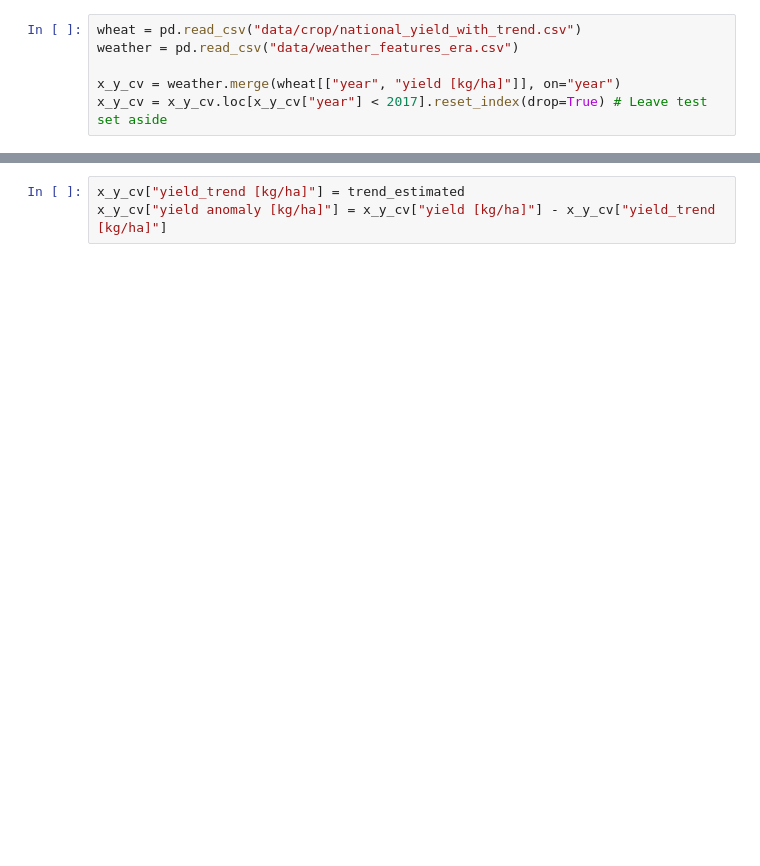
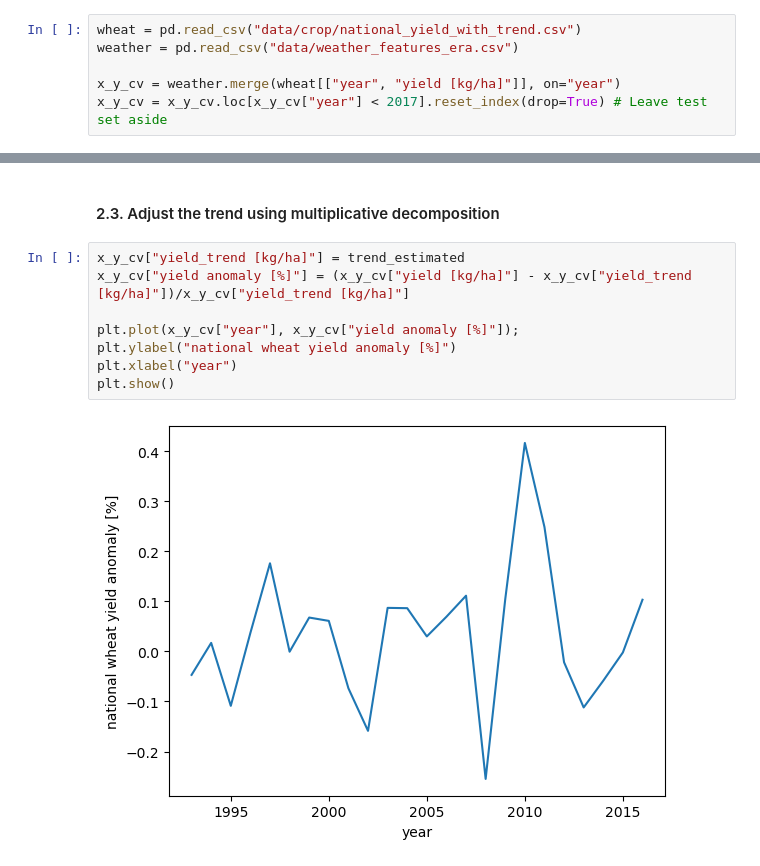
Before and after one commit to mzachow/wheat-yield-forecast-argentina, a Jupyter notebook: train_model.ipynb, the cells around one changed output, grey strips where cells are left out. Drawn from its saved outputs; the diff is of its cells as text; blank space fills up the shorter version.

```diff
--- a/train_model.ipynb
+++ b/train_model.ipynb
@@ -48,3 +69,12 @@ print(np.round(mse(trend_estimated, x_y_cv["yield [kg/ha]"].values.tolist(), squ
+# %% [markdown]
+#### 2.3. Adjust the trend using multiplicative decomposition
 # %%
 x_y_cv["yield_trend [kg/ha]"] = trend_estimated
-x_y_cv["yield anomaly [kg/ha]"] = x_y_cv["yield [kg/ha]"] - x_y_cv["yield_trend [kg/ha]"]
+x_y_cv["yield anomaly [%]"] = (x_y_cv["yield [kg/ha]"] - x_y_cv["yield_trend [kg/ha]"])/x_y_cv["yield_trend [kg/ha]"]
+
+plt.plot(x_y_cv["year"], x_y_cv["yield anomaly [%]"]);
+plt.ylabel("national wheat yield anomaly [%]")
+plt.xlabel("year")
+plt.show()
+# %% [output]
+[figure, added]
```
Also changed, not shown: parts of 26 cells of this notebook, 2 other files.
